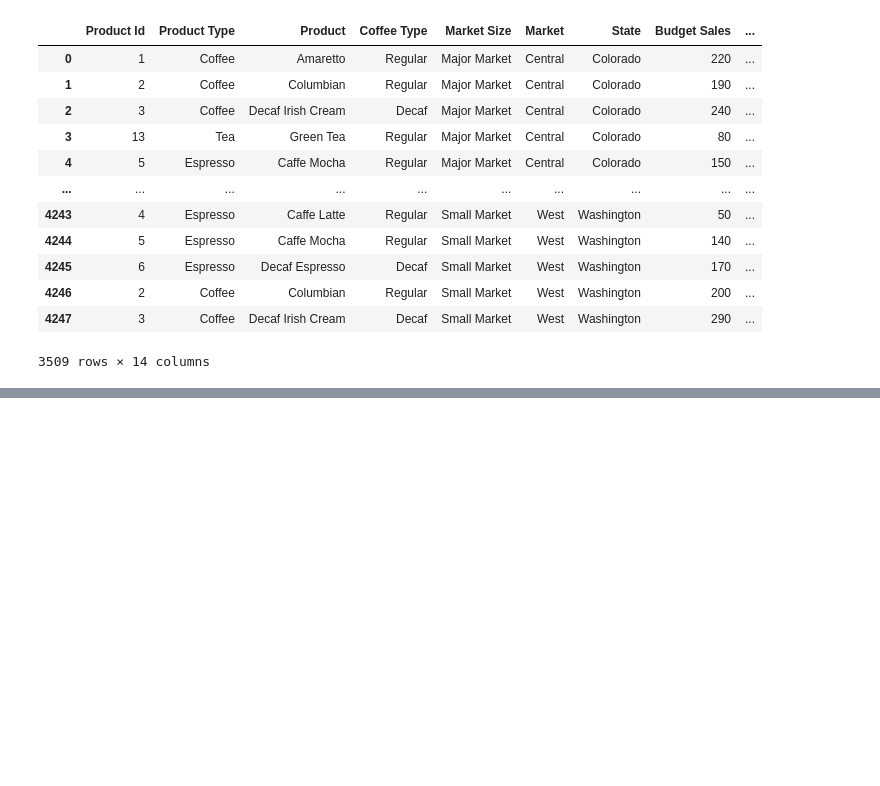
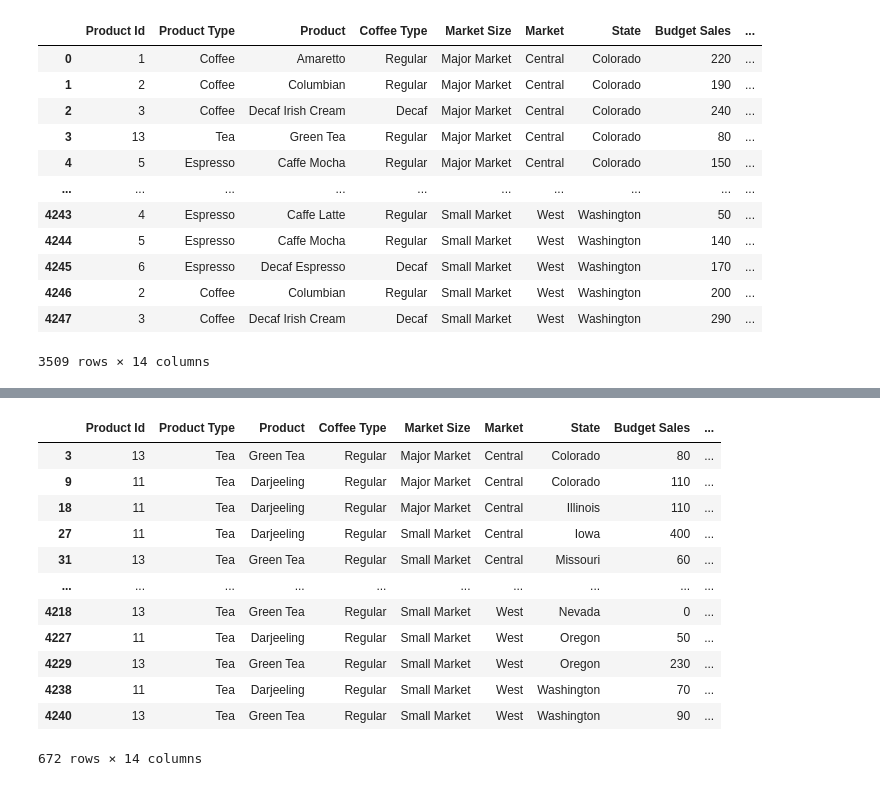
Before and after one commit to alishanstyles/CoffeeChain, a Jupyter notebook: startercode.ipynb, the cells around one changed output, grey strips where cells are left out. Drawn from its saved outputs; the diff is of its cells as text; code cells hidden in the pictures; blank space fills up the shorter version.

```diff
--- a/startercode.ipynb
+++ b/startercode.ipynb
@@ -192,0 +212,17 @@ df.loc[(df['Total Expenses'] == 50) | (df['Profit'] >= 10),:]
+# %%
+# Can do the same with the using an or statement as above
+df.loc[(df['Product'] == 'Darjeeling') | (df['Product'] == 'Green Tea'), :]
+# %% [output]
+|  | Product Id | Product Type | Product | Coffee Type | Market Size | Market | State | Budget Sales | ... |
+| 3 | 13 | Tea | Green Tea | Regular | Major Market | Central | Colorado | 80 | ... |
+| 9 | 11 | Tea | Darjeeling | Regular | Major Market | Central | Colorado | 110 | ... |
+| 18 | 11 | Tea | Darjeeling | Regular | Major Market | Central | Illinois | 110 | ... |
+| 27 | 11 | Tea | Darjeeling | Regular | Small Market | Central | Iowa | 400 | ... |
+| 31 | 13 | Tea | Green Tea | Regular | Small Market | Central | Missouri | 60 | ... |
+| ... | ... | ... | ... | ... | ... | ... | ... | ... | ... |
+| 4218 | 13 | Tea | Green Tea | Regular | Small Market | West | Nevada | 0 | ... |
+| 4227 | 11 | Tea | Darjeeling | Regular | Small Market | West | Oregon | 50 | ... |
+| 4229 | 13 | Tea | Green Tea | Regular | Small Market | West | Oregon | 230 | ... |
+| 4238 | 11 | Tea | Darjeeling | Regular | Small Market | West | Washington | 70 | ... |
+| 4240 | 13 | Tea | Green Tea | Regular | Small Market | West | Washington | 90 | ... |
+672 rows × 14 columns
```
Also changed, not shown: parts of 4 cells of this notebook.
